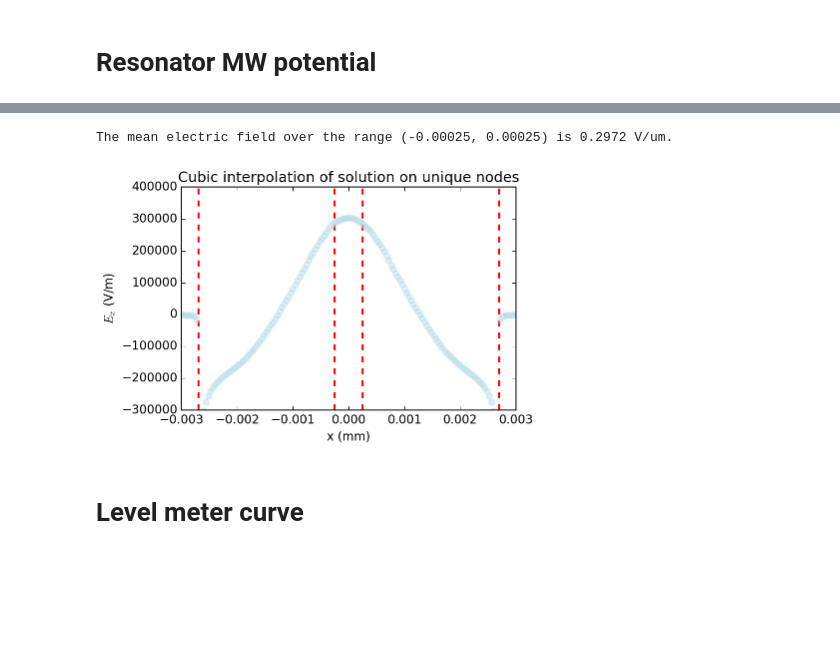
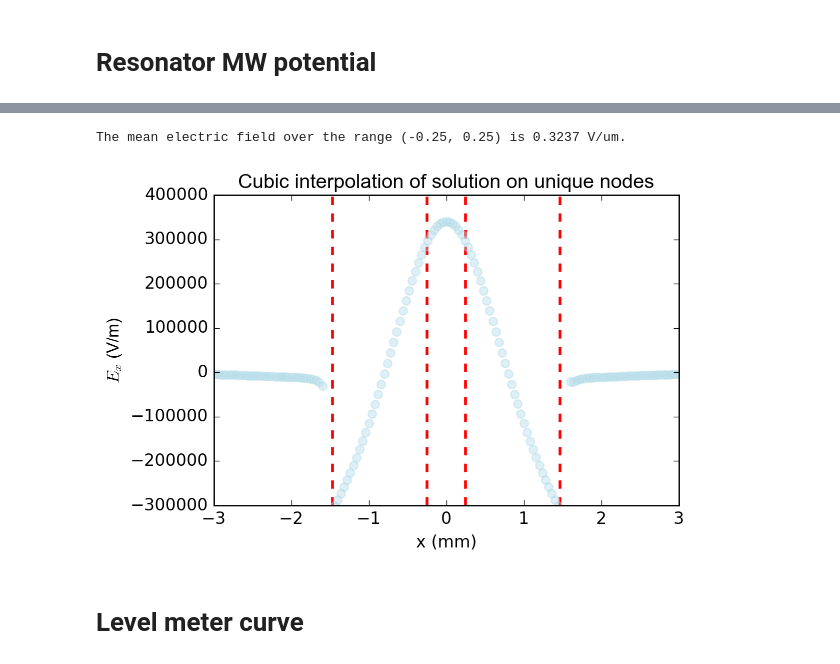
Before and after one commit to gkoolstra/ipython-notebooks, a Jupyter notebook: 20160530 - Master simulation notebook.ipynb, the cells around one changed output, grey strips where cells are left out. Drawn from its saved outputs; the diff is of its cells as text; code cells hidden in the pictures; blank space fills up the shorter version.

```diff
--- a/20160530 - Master simulation notebook.ipynb
+++ b/20160530 - Master simulation notebook.ipynb
@@ -47,9 +45,9 @@ ValueError: invalid literal for int() with base 10: '-7.5'
 # %%
-h = 0.78E-3
+h = 0.78
 plt.figure(figsize=(7.,4.))
 xdata, ydata, Udata = interpolate_slow.prepare_for_interpolation(elements, nodes, elem_solution)
-xinterp, yinterp, Uinterp = interpolate_slow.plot_BC(xdata, ydata, Udata, xeval=np.linspace(-10E-3, 10E-3, 501),
-                                                     yeval=np.linspace(-8E-3, 8E-3, 1001), clim=(1E4, 1E6),
-                                                     plot_axes='xy', cmap=plt.cm.viridis)
+xinterp, yinterp, Uinterp = interpolate_slow.evaluate_on_grid(xdata, ydata, Udata, xeval=np.linspace(-10, 10, 501),
+                                                     yeval=np.linspace(-8, 8, 1001), clim=(1e3, 1e6),
+                                                     plot_axes='xy', cmap=plt.cm.Spectral_r)
 
 plt.hlines(h, bounding_box[0], bounding_box[1], linestyles='--', color='darkorange')
@@ -56,24 +57,24 @@ plt.hlines(h, bounding_box[0], bounding_box[1], linestyles='--', color='darkoran
 # %%
-electron_min_x = -0.25E-3 #minimum value of x for the electron
-electron_max_x = 0.25E-3 #maximum value of x for the electron
+electron_min_x = -0.25 #minimum value of x for the electron
+electron_max_x = 0.25 #maximum value of x for the electron
 
 plt.figure(figsize=(6.,4.))
 common.configure_axes(12)
-xinterp, yinterp, Uinterp = interpolate_slow.plot_BC(xdata, ydata, Udata, xeval=np.linspace(-10E-3, 10E-3, 501),
+xinterp, yinterp, Uinterp = interpolate_slow.evaluate_on_grid(xdata, ydata, Udata, xeval=np.linspace(-10, 10, 501),
                                                      yeval=h, clim=(-3E5, 4E5), linestyle='None',
                                                      plot_axes='xy', cmap=plt.cm.viridis,
                                                      **common.plot_opt('lightblue', msize=6))
-plt.xlim(-3E-3, 3E-3)
+plt.xlim(-3, 3)
 plt.ylabel(r"$E_x$ (V/m)")
-plt.vlines((-0.25E-3, 0.25E-3, -2.7E-3, 2.7E-3), -3E5, 4E5, colors='r', lw=2.0, linestyles='--')
+plt.vlines((-0.25, 0.25, -1.47, 1.47), -3E5, 4E5, colors='r', lw=2.0, linestyles='--')
 ax = plt.gca()
 ax.set_axis_bgcolor('none')
 
 meanEx = np.mean(Uinterp[0][np.logical_and(xinterp[0]>electron_min_x , xinterp[0]<electron_max_x)])
-print "The mean electric field over the range %s is %.4f V/um." % ( (electron_min_x, electron_max_x), meanEx/1E6)
+print("The mean electric field over the range %s is %.4f V/um." % ( (electron_min_x, electron_max_x), meanEx/1E6))
 # %% [output]
-The mean electric field over the range (-0.00025, 0.00025) is 0.2972 V/um.
+The mean electric field over the range (-0.25, 0.25) is 0.3237 V/um.
-[figure, old version]
+[figure, new version]
 # %% [markdown]
 # Level meter curve
 # %%
```
Also changed, not shown: parts of 4 cells of this notebook, 3 other files.
